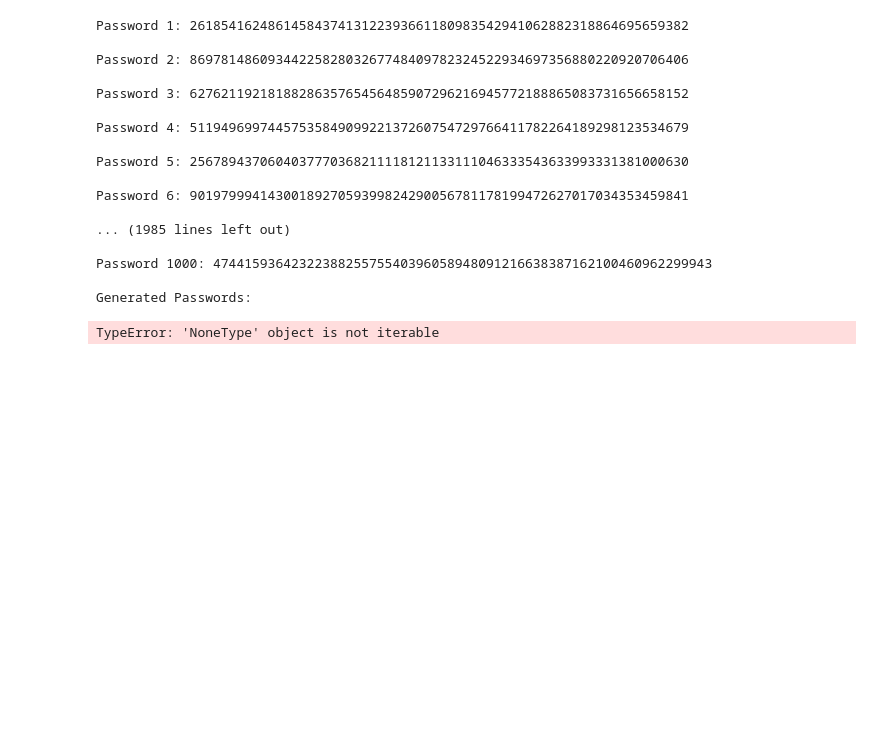
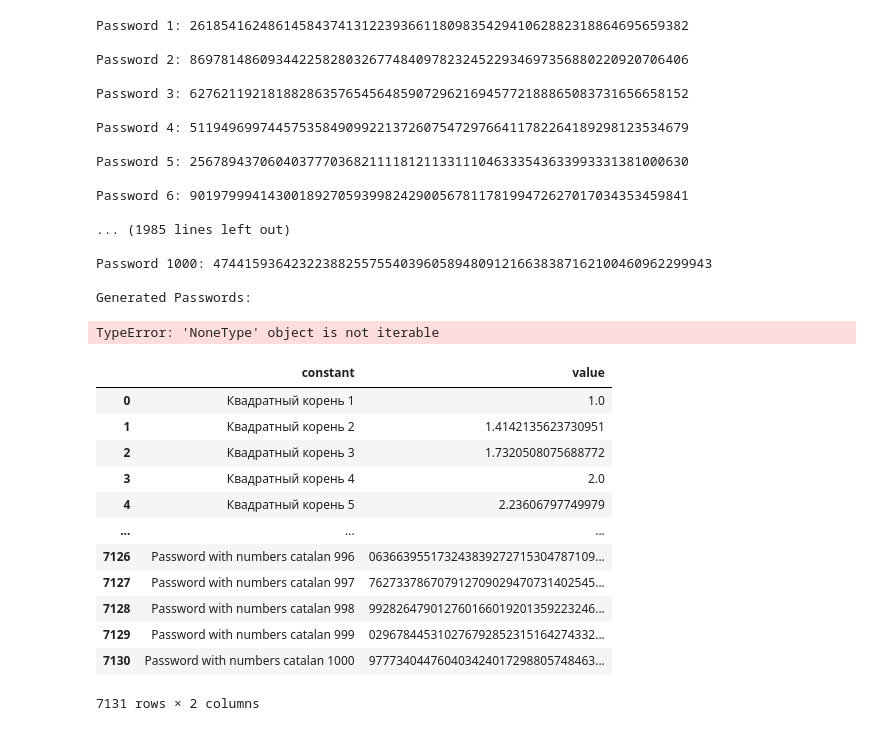
Before and after one commit to gukailooo/----------------, a Jupyter notebook: parser.ipynb, the cells around one changed output. Saved outputs shown, nothing was run; the diff lists cells and outputs as text; code cells hidden in the pictures; blank space fills up the shorter version.

```diff
--- a/parser.ipynb
+++ b/parser.ipynb
@@ -516,0 +520,19 @@ generate_passwords_with_geometric_progression(100)
+# %%
+import pandas as pd
+columns = ['constant', 'value']
+pd.read_csv('dictionary.txt', names=columns, header=None)
+# with open('dictionary.txt') as file:
+# %% [output]
+|  | constant | value |
+| 0 | Квадратный корень 1 | 1.0 |
+| 1 | Квадратный корень 2 | 1.4142135623730951 |
+| 2 | Квадратный корень 3 | 1.7320508075688772 |
+| 3 | Квадратный корень 4 | 2.0 |
+| 4 | Квадратный корень 5 | 2.23606797749979 |
+| ... | ... | ... |
+| 7126 | Password with numbers catalan 996 | 063663955173243839272715304787109... |
+| 7127 | Password with numbers catalan 997 | 762733786707912709029470731402545... |
+| 7128 | Password with numbers catalan 998 | 992826479012760166019201359223246... |
+| 7129 | Password with numbers catalan 999 | 029678445310276792852315164274332... |
+| 7130 | Password with numbers catalan 1000 | 977734044760403424017298805748463... |
+7131 rows × 2 columns
```
Also changed, not shown: parts of 2 cells of this notebook, 16 other files.
